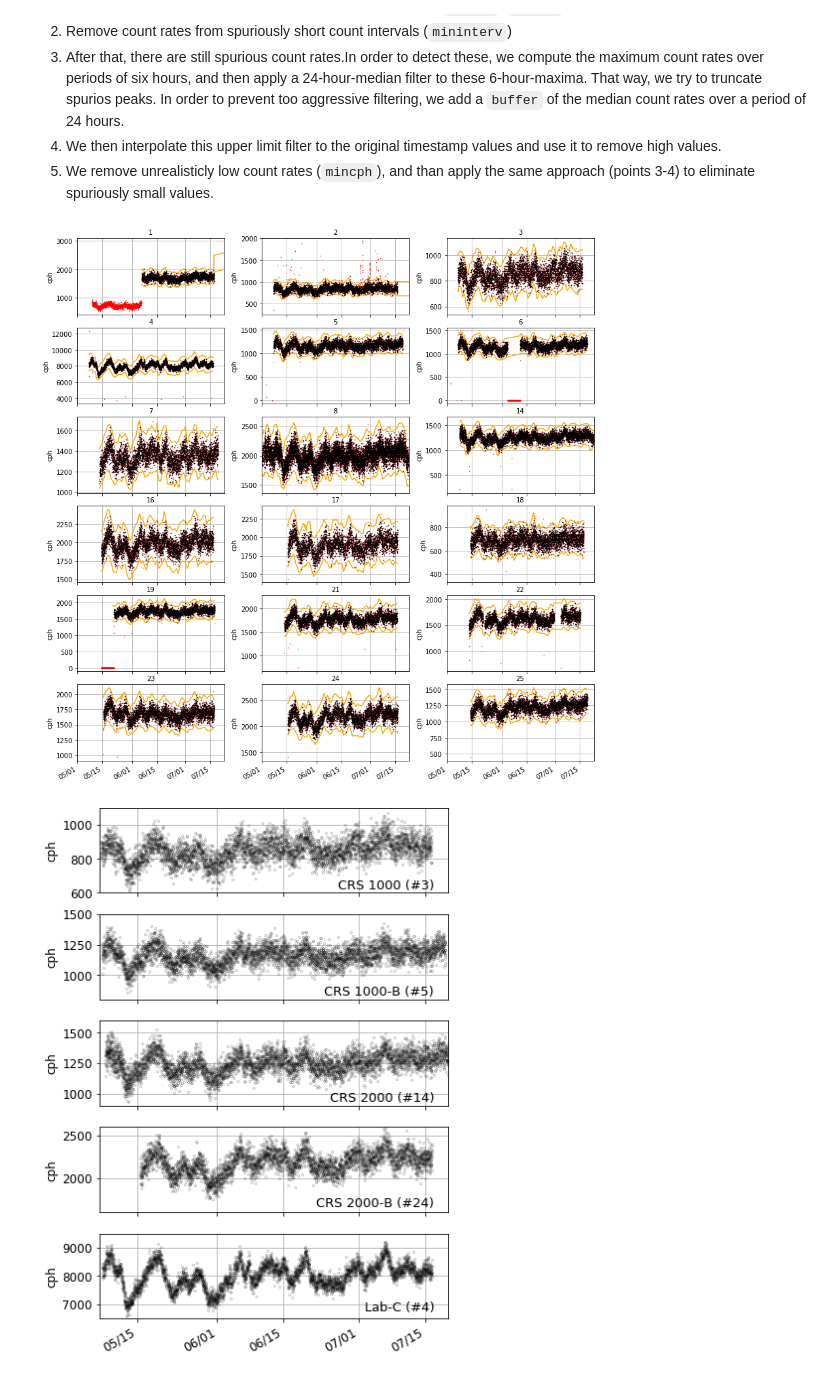
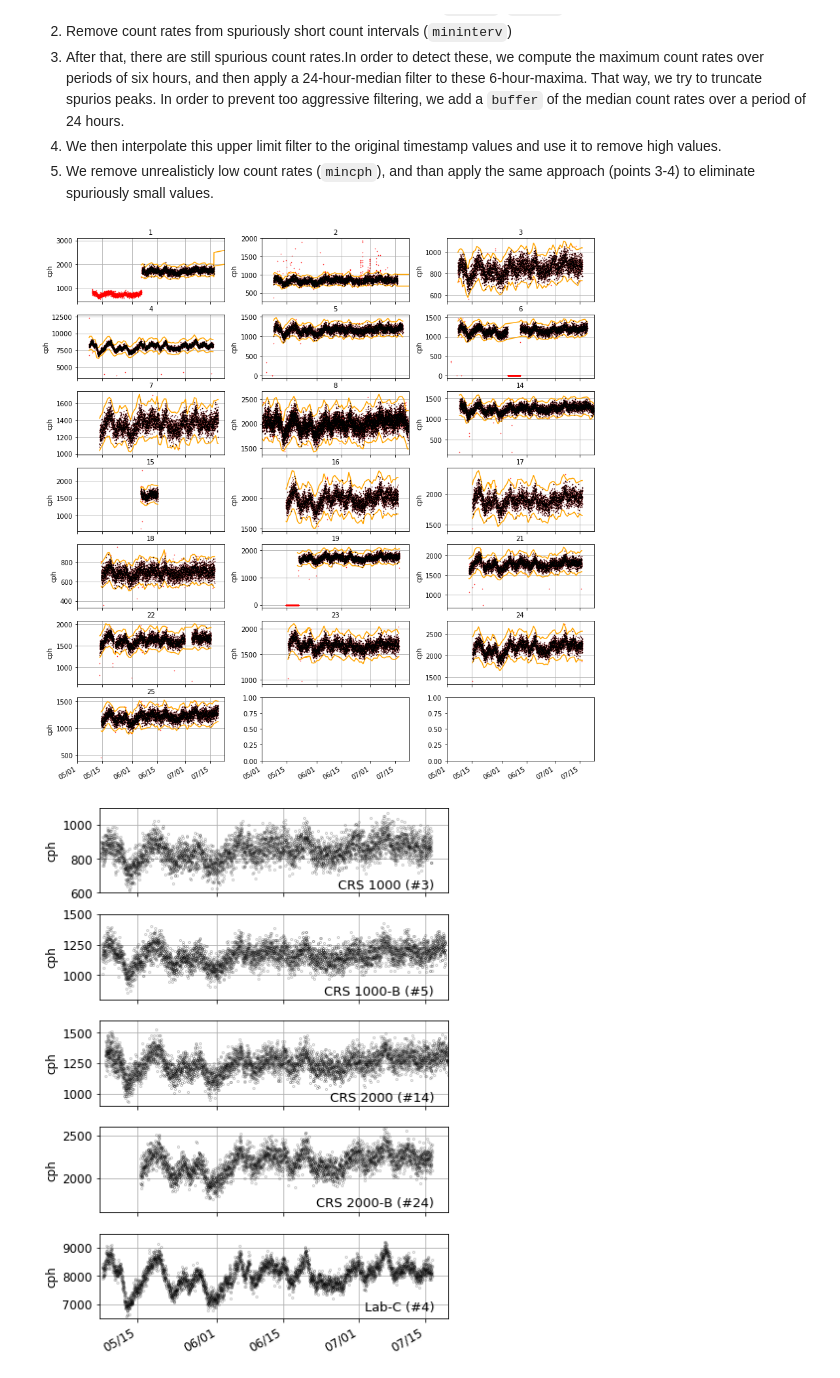
Before and after one commit to heistermann/cosmicsense, a Jupyter notebook: docs/source/notebooks/jfc1_datapaper.ipynb, the cells around one changed output. Saved outputs shown, nothing was run; the diff lists cells and outputs as text; code cells hidden in the pictures.

Commit message:
Update notebooks and figures

```diff
--- a/docs/source/notebooks/jfc1_datapaper.ipynb
+++ b/docs/source/notebooks/jfc1_datapaper.ipynb
@@ -535,33 +512,33 @@ for i, key in enumerate(crns.keys()):
         crns[key].loc[crns[key].cph1 < crns[key].cph1_minfilter, "cph1_filtered"] = np.nan
 # %%
 plt.rc('font', **{'size'   : 10})
-fig, ax = plt.subplots(nrows=6, ncols=3, figsize=(12,12), sharex=True)
+fig, ax = plt.subplots(nrows=7, ncols=3, figsize=(12,12), sharex=True)
 ax = ax.ravel()
 
 xlim = dt.datetime(2019,5,1), dt.datetime(2019,7,23)#max_dtime
 
 for i, key in enumerate(crns.keys()):
     ax[i].plot(crns[key].index, crns[key].cph1, linestyle="None", marker=".", ms=1, color="red")
     ax[i].plot(crns[key].index, crns[key].cph1_maxfilter, linestyle="-", ms=0, color="orange")
     ax[i].plot(crns[key].index, crns[key].cph1_minfilter, linestyle="-", ms=0, color="orange")
     ax[i].plot(crns[key].index, crns[key].cph1_filtered, linestyle="None", marker=".", ms=1, color="black")
     ax[i].set_title(key, fontsize=10)
     ax[i].set_xlabel("")
     ax[i].set_ylabel("cph")
     ax[i].set_xlim(xlim)
     if key==2:
         ax[i].set_ylim(250,2000)
     #ax[i].set_ylim(pars[key]["mincph"], pars[key]["maxcph"]+200)
     ax[i].xaxis.set_major_formatter(mdates.DateFormatter('%m/%d'))
     ax[i].grid()
     #ax[i].legend()
 
 fig.autofmt_xdate()
 plt.tight_layout(h_pad=0.1)
 
 plt.savefig("crns_raw.png", dpi=150, bbox_inches="tight")
 # %% [output]
-[figure, old version]
+[figure, new version]
 # %%
 plt.rc('font', **{'size'   : 12})
 fig, ax = plt.subplots(nrows=5, figsize=(6,8), sharex=True)
```
Also changed, not shown: parts of 34 cells of this notebook, 42 other files.
